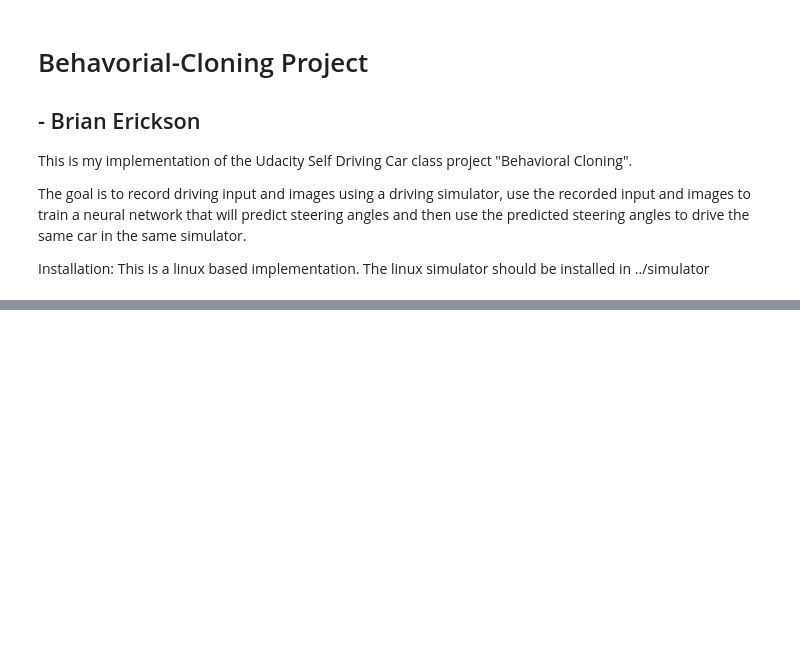
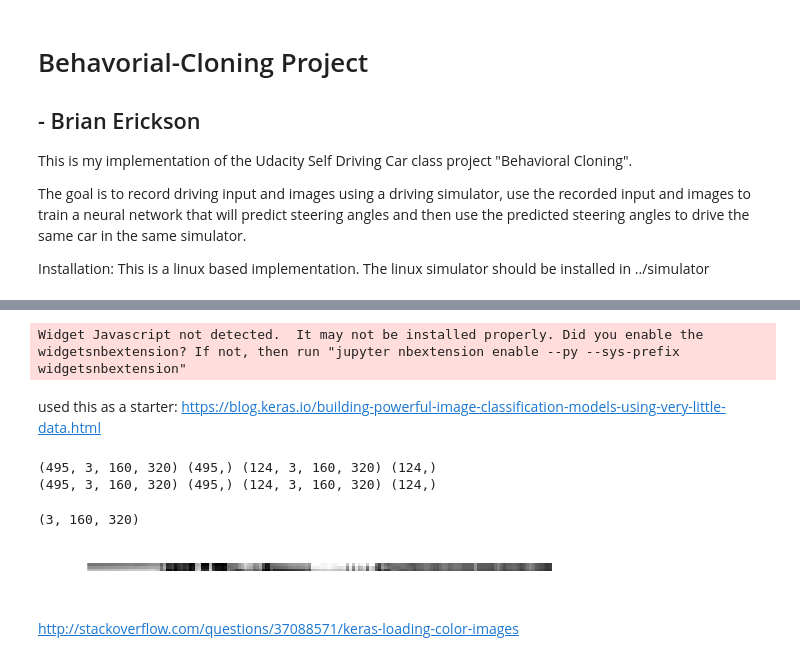
Before and after one commit to berickson/CarND-Behaviorial-Cloning, a Jupyter notebook: Behavorial-Cloning.ipynb, the cells around one changed output, grey strips where cells are left out. Saved outputs shown, nothing was run; the diff lists cells and outputs as text; code cells hidden in the pictures; blank space fills up the shorter version.

Commit message:
model runs, haven't checked output

```diff
--- a/Behavorial-Cloning.ipynb
+++ b/Behavorial-Cloning.ipynb
@@ -16,0 +69,9 @@ Using TensorFlow backend.
+# %%
+def split(*lists,n=None,ratio=None):
+    if ratio is not None:
+        n=int(len(lists[0])*ratio)
+    rv = []
+    for l in lists:
+        rv.append(l[:n])
+        rv.append(l[n:])
+    return rv
@@ -50,12 +163,11 @@ log
 # %%
 model = keras.models.Sequential()
 # %%
-def import_images(button):
-    for
-
 def show_run_simulator_button():
     simulator_button = widgets.Button(description= "Run Simulator")
     simulator_button.on_click(run_simulator)
     display(simulator_button)
 
 show_run_simulator_button()
+# %% [output]
+Widget Javascript not detected.  It may not be installed properly. Did you enable the widgetsnbextension? If not, then run "jupyter nbextension enable --py --sys-prefix widgetsnbextension"
@@ -72,0 +174,30 @@ model.add(conv1 )
+# %% [markdown]
+used this as a starter: https://blog.keras.io/building-powerful-image-classification-models-using-very-little-data.html
+# %%
+X=np.array(center_images)
+X = np.moveaxis(X,(0,1,2,3),(0,2,3,1))
+y=np.array(steering_angles)
+X_train,X_val=split(X,ratio=0.8)
+y_train,y_val=split(y,ratio=0.8)
+X_train=np.array(X_train)
+X_val=np.array(X_val)
+y_train=np.array(y_train)
+y_val=np.array(y_val)
+# %%
+print(np.shape(X_train), np.shape(y_train), np.shape(X_val), np.shape(y_val))
+
+print(np.shape(X_train), np.shape(y_train), np.shape(X_val), np.shape(y_val))
+# %% [output]
+(495, 3, 160, 320) (495,) (124, 3, 160, 320) (124,)
+(495, 3, 160, 320) (495,) (124, 3, 160, 320) (124,)
+# %%
+im_shape = X_train[0].shape
+print(im_shape)
+# %% [output]
+(3, 160, 320)
+# %%
+plot_image(X_train[0,:,:,2])
+# %% [output]
+[figure, added]
+# %% [markdown]
+http://stackoverflow.com/questions/37088571/keras-loading-color-images
```
Also changed, not shown: parts of 19 cells of this notebook.
